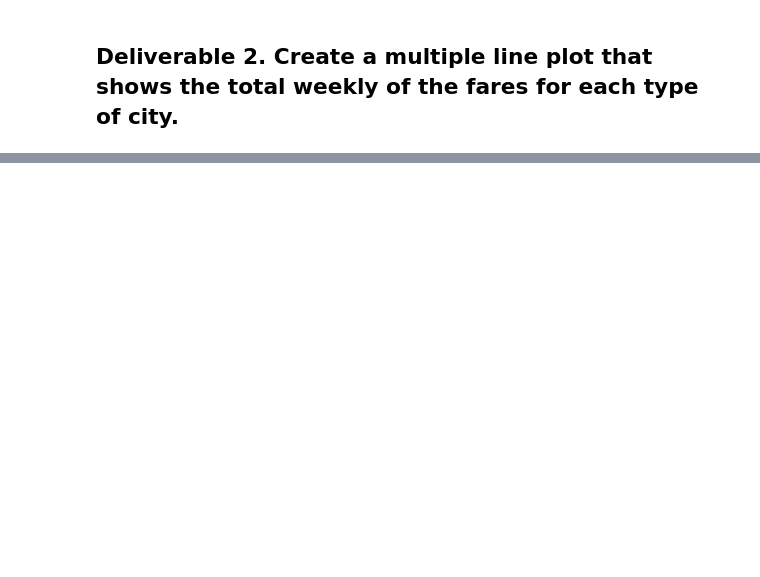
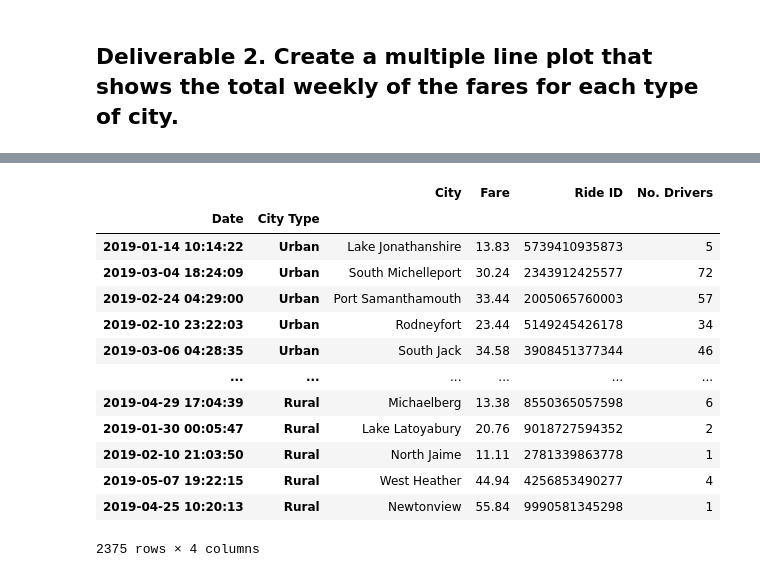
Before and after one commit to lesliefinlayson/Pyber_Challenge, a Jupyter notebook: PyBer_Challenge.ipynb, the cells around one changed output, grey strips where cells are left out. Saved outputs shown, nothing was run; the diff lists cells and outputs as text; code cells hidden in the pictures; blank space fills up the shorter version.

```diff
--- a/PyBer_Challenge.ipynb
+++ b/PyBer_Challenge.ipynb
@@ -129 +169,20 @@ pyber_ride_summary_df
+# %%
+#  indices are the city type and date.
+pyber_data_df.set_index(['Date', 'City Type'], inplace = True)
+pyber_data_df
+# %% [output]
+|  |  | City | Fare | Ride ID | No. Drivers |
+| Date | City Type |  |  |  |  |
+| 2019-01-14 10:14:22 | Urban | Lake Jonathanshire | 13.83 | 5739410935873 | 5 |
+| 2019-03-04 18:24:09 | Urban | South Michelleport | 30.24 | 2343912425577 | 72 |
+| 2019-02-24 04:29:00 | Urban | Port Samanthamouth | 33.44 | 2005065760003 | 57 |
+| 2019-02-10 23:22:03 | Urban | Rodneyfort | 23.44 | 5149245426178 | 34 |
+| 2019-03-06 04:28:35 | Urban | South Jack | 34.58 | 3908451377344 | 46 |
+| ... | ... | ... | ... | ... | ... |
+| 2019-04-29 17:04:39 | Rural | Michaelberg | 13.38 | 8550365057598 | 6 |
+| 2019-01-30 00:05:47 | Rural | Lake Latoyabury | 20.76 | 9018727594352 | 2 |
+| 2019-02-10 21:03:50 | Rural | North Jaime | 11.11 | 2781339863778 | 1 |
+| 2019-05-07 19:22:15 | Rural | West Heather | 44.94 | 4256853490277 | 4 |
+| 2019-04-25 10:20:13 | Rural | Newtonview | 55.84 | 9990581345298 | 1 |
+2375 rows × 4 columns
 # %%
```
Also changed, not shown: parts of 23 cells of this notebook.
